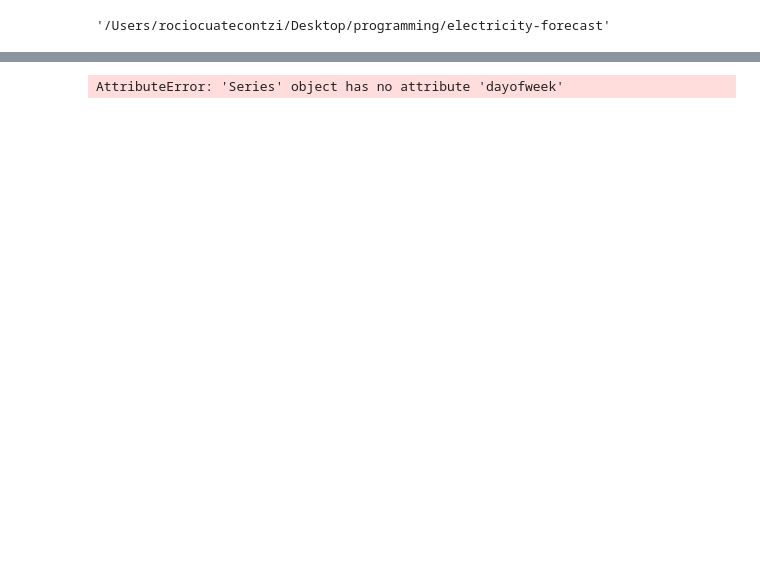
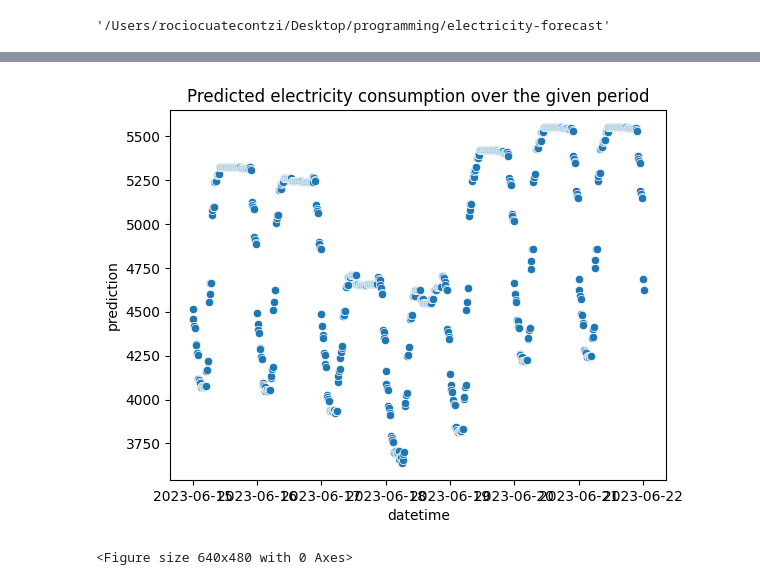
Before and after one commit to gorogandras/electricity-forecast, a Jupyter notebook: research/04_predict.ipynb, the cells around one changed output, grey strips where cells are left out. Saved outputs shown, nothing was run; the diff lists cells and outputs as text; code cells hidden in the pictures; blank space fills up the shorter version.

Commit message:
added scatter plot

```diff
--- a/research/04_predict.ipynb
+++ b/research/04_predict.ipynb
@@ -19,6 +19,8 @@ from pathlib import Path
 class PredictionConfig:
     root_dir: Path
     model_path: Path
+    prediction_path: Path
+    scatterplot_path: Path
     target_column: str
     columns: str
 # %%
@@ -40,7 +42,7 @@ class ConfigurationManager:
 
 
     def get_prediction_config(self) -> PredictionConfig:
-        config = self.config.model_evaluation
+        config = self.config.prediction
         params = self.params.XGRBoost
         schema =  self.schema
 
@@ -49,6 +51,8 @@ class ConfigurationManager:
         model_evaluation_config = PredictionConfig(
             root_dir=config.root_dir,
             model_path = config.model_path,
+            prediction_path=config.prediction_path,
+            scatterplot_path=config.scatterplot_path,
             target_column = schema.TARGET_COLUMN.name,
             columns = schema.COLUMNS,
         )
@@ -74,11 +80,10 @@ class Prediction:
         start_date = datetime.strptime(start_date, "%Y-%m-%d %H:%M:%S")
         end_date = datetime.strptime(end_date,"%Y-%m-%d %H:%M:%S")
         datetime_df = pd.date_range(start_date, end_date, freq='15min')
-        datetime_df = pd.DataFrame(datetime_df.to_frame(index=False, name="datetime"))
+        datetime_df = datetime_df.to_frame(index=False, name="datetime")
         return datetime_df
 
     def create_prediction_df(self, df):
-        df.datetime.describe()
         df['hour'] = df.datetime.dt.hour
         df['dayofweek'] = df.datetime.dt.dayofweek
         df['quarter'] = df.datetime.dt.quarter
@@ -87,6 +92,20 @@ class Prediction:
         df['dayofyear'] = df.datetime.dt.dayofyear
         df['minute'] = df.datetime.dt.minute
         return df
+
+    def get_prediction(self, df):
+        model = joblib.load(self.config.model_path)
+        df_to_predict = df[[item for item in self.config.columns.keys()]]
+        df_predicted = model.predict(df_to_predict)
+        return df_predicted
+
+    def get_scatterplot(self, df):
+        print(Path(self.config.scatterplot_path))
+        ax=sns.scatterplot(data=df, x='datetime', y='prediction')
+        plt.title('Predicted electricity consumption over the given period')
+        plt.savefig(Path(self.config.scatterplot_path))
+        plt.show()
+        plt.clf()
 # %%
 try:
     config = ConfigurationManager()
@@ -97,8 +116,8 @@ try:
     end_date = "2023-06-22 00:15:00"
     datetime_df = prediction.create_datetime_df(start_date, end_date)
     df = prediction.create_prediction_df(datetime_df)
-    print(df)
-
+    datetime_df['prediction'] = prediction.get_prediction(df)
+    prediction.get_scatterplot(datetime_df)
 except Exception as e:
     raise e
 # %% [output]
@@ -110 +130,2 @@ except Exception as e:
+[figure, added]
-AttributeError: 'Series' object has no attribute 'dayofweek'
+<Figure size 640x480 with 0 Axes>
```
Also changed, not shown: parts of 3 cells of this notebook, 3 other files.
